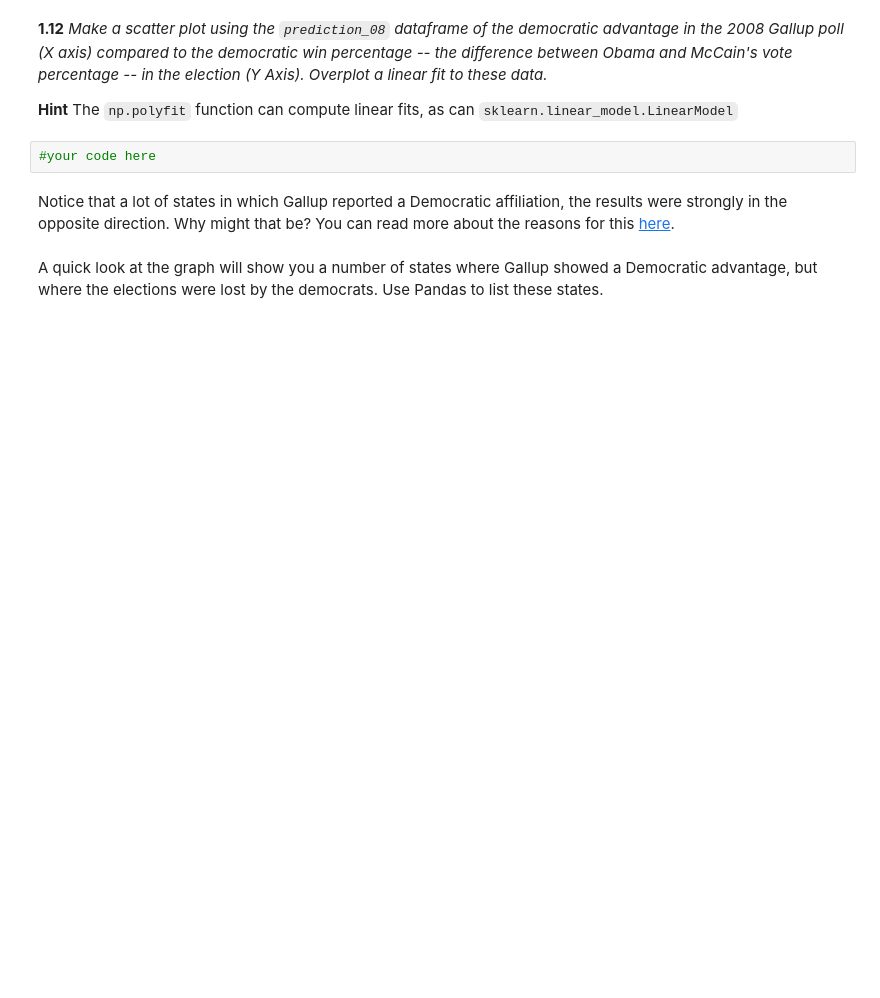
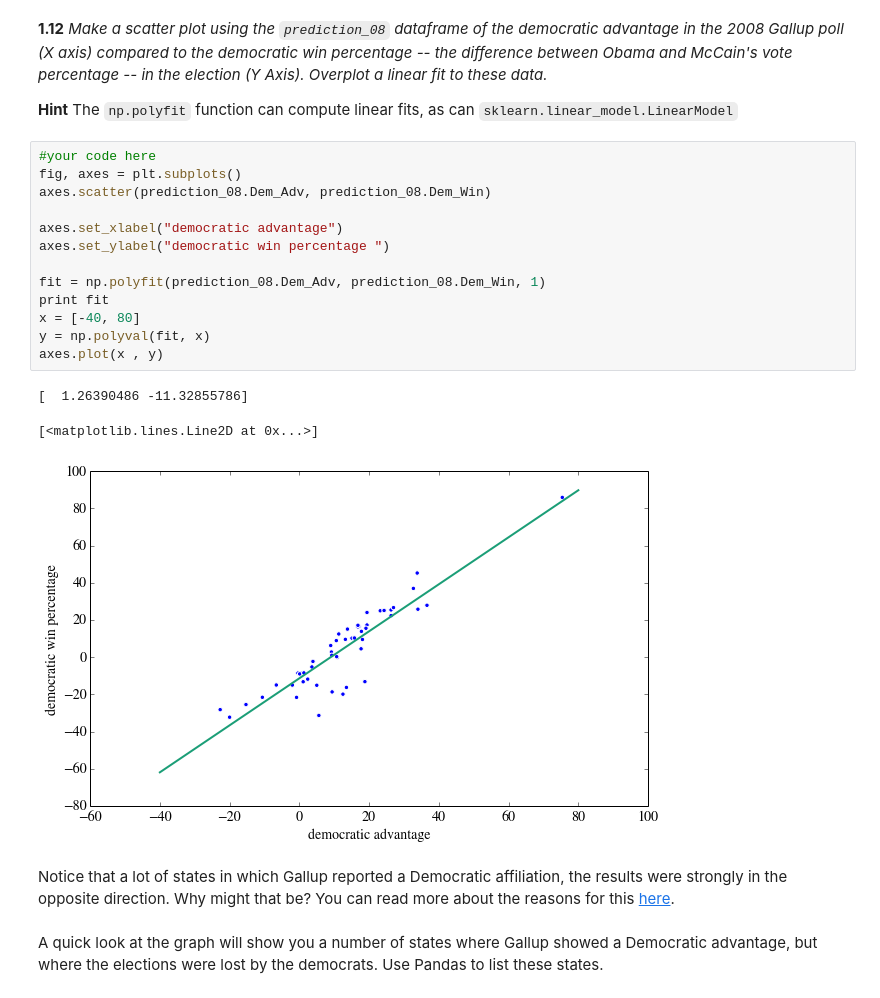
Before and after one commit to fahad623/cs109, a Jupyter notebook: content/HW2/HW2.ipynb, the cells around one changed output. Saved outputs shown, nothing was run; the diff lists cells and outputs as text; blank space fills up the shorter version.

```diff
--- a/content/HW2/HW2.ipynb
+++ b/content/HW2/HW2.ipynb
@@ -621,8 +674,23 @@ prediction_08.head()
 
 **Hint**
 The `np.polyfit` function can compute linear fits, as can `sklearn.linear_model.LinearModel`
-# %%
-#your code here
+# %%
+#your code here
+fig, axes = plt.subplots()
+axes.scatter(prediction_08.Dem_Adv, prediction_08.Dem_Win)
+
+axes.set_xlabel("democratic advantage")
+axes.set_ylabel("democratic win percentage ")
+
+fit = np.polyfit(prediction_08.Dem_Adv, prediction_08.Dem_Win, 1)
+print fit
+x = [-40, 80]
+y = np.polyval(fit, x)
+axes.plot(x , y)
+# %% [output]
+[  1.26390486 -11.32855786]
+[<matplotlib.lines.Line2D at 0x...>]
+[figure, added]
 # %% [markdown]
 Notice that a lot of states in which Gallup reported a Democratic affiliation, the results were strongly in the opposite direction. Why might that be? You can read more about the reasons for this [here](http://www.gallup.com/poll/114016/state-states-political-party-affiliation.aspx#1).
 # %% [markdown]
```
Also changed, not shown: parts of 16 cells of this notebook.
